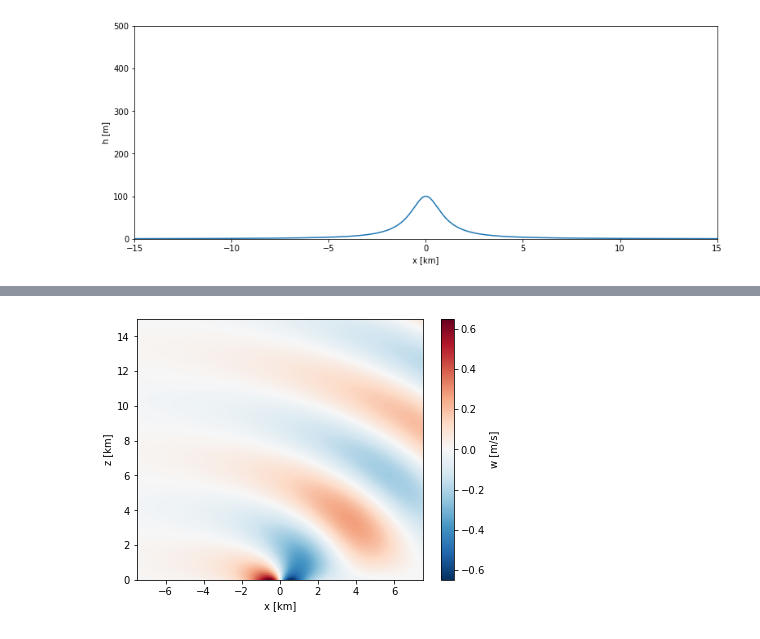
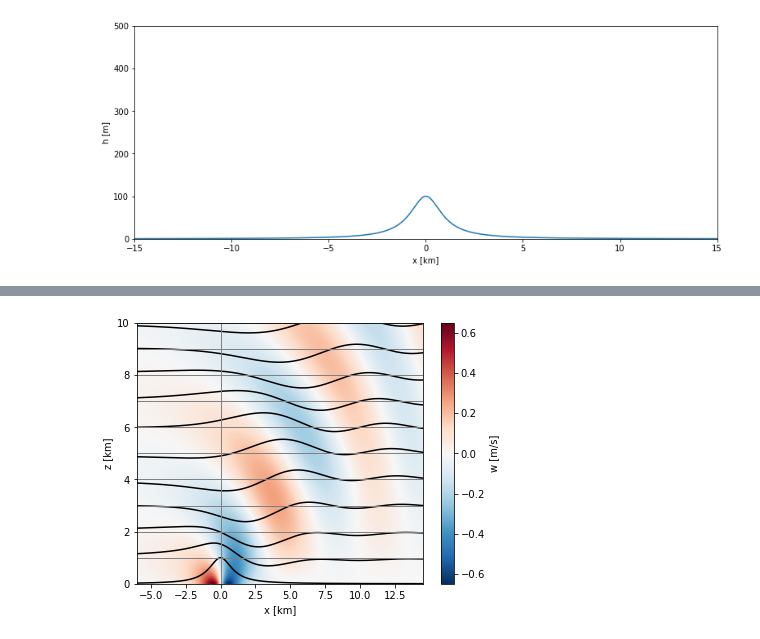
Before and after one commit to DriesAllaerts/lbow, a Jupyter notebook: notebooks/1-witch-of-Agnesi.ipynb, the cells around one changed output, grey strips where cells are left out. Saved outputs shown, nothing was run; the diff lists cells and outputs as text; code cells hidden in the pictures.

Commit message:
Show streamlines in plots

```diff
--- a/notebooks/1-witch-of-Agnesi.ipynb
+++ b/notebooks/1-witch-of-Agnesi.ipynb
@@ -86,12 +74,19 @@ _ = ax.set(xlim=[-50,50],xlabel='x [km]',ylabel='z [km]')
 # %%
 f,ax=plt.subplots(1,1,figsize=(6.4,4.8))
+# background image showing vertical velocity contours
 im=ax.imshow(w.T,
              origin='lower',
              extent=[xs[0]/1e3, xs[-1]/1e3, zs[0]/1e3, zs[-1]/1e3],
              aspect='auto',
              cmap='RdBu_r',
              norm=midpointNormalize(midpoint=0))
+# streamlines (vertical displacement scaled by a factor 10 for visibility)
+for kz in range(0,Nz,10):
+    ax.plot(xs/1e3,10*eta[:,kz]/1e3+zs[kz]/1e3,'k',linewidth=1.5)
+    ax.axhline(zs[kz]/1e3,color='gray',linewidth=1)
+ax.axvline(0,color='gray',linewidth=1)
+# figure mark-up
 cbar = f.colorbar(im,ax=ax,shrink=1.0,label='w [m/s]')
-_ = ax.set(xlim=[-7.5,7.5],xlabel='x [km]',ylabel='z [km]')
+_ = ax.set(xlim=[-6,14.5],ylim=[0,10],xlabel='x [km]',ylabel='z [km]')
 # %% [output]
-[figure, old version]
+[figure, new version]
```
Also changed, not shown: parts of 4 cells of this notebook.
